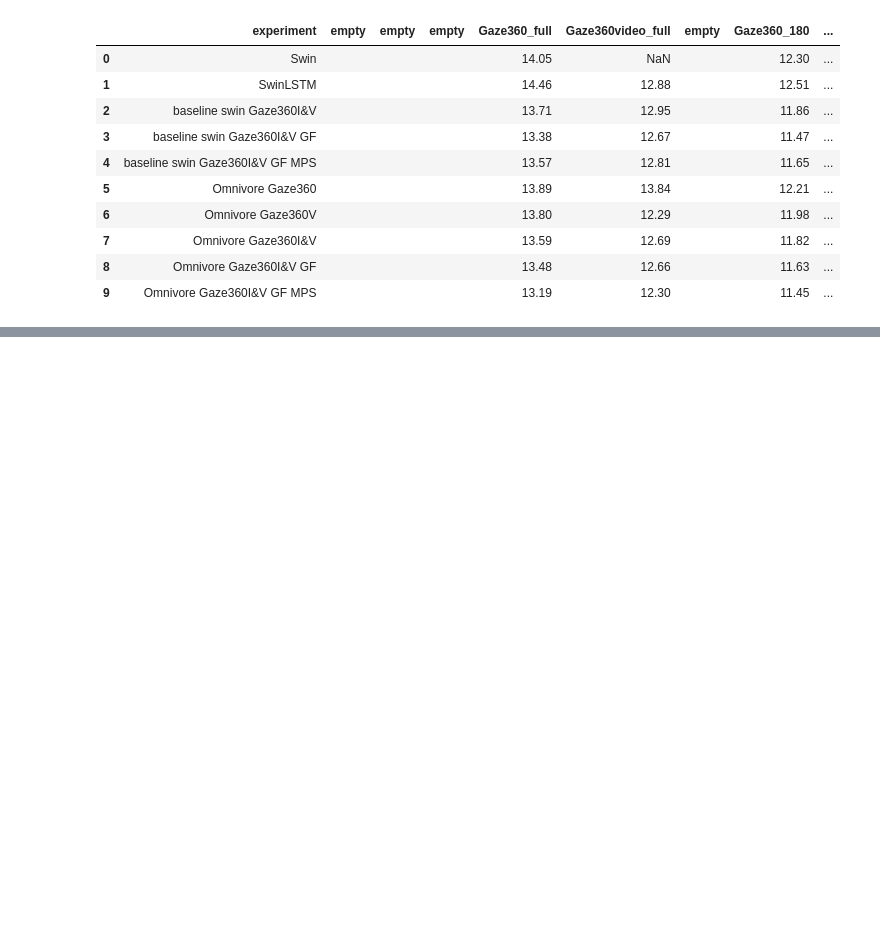
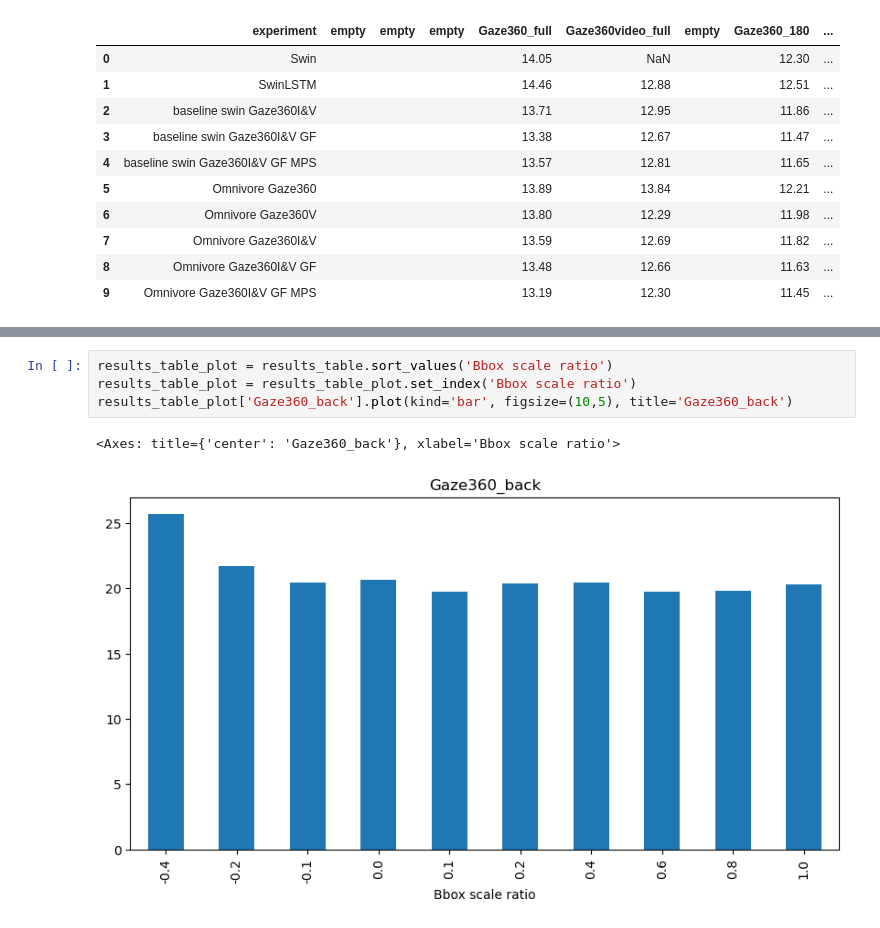
Before and after one commit to Vuillecard/gaze_pretrain, a Jupyter notebook: notebooks/0107_generalization.ipynb, the cells around one changed output, grey strips where cells are left out. Drawn from its saved outputs; the diff is of its cells as text; blank space fills up the shorter version.

```diff
--- a/notebooks/0107_generalization.ipynb
+++ b/notebooks/0107_generalization.ipynb
@@ -842,0 +1062,7 @@ results_table
+# %%
+results_table_plot = results_table.sort_values('Bbox scale ratio')
+results_table_plot = results_table_plot.set_index('Bbox scale ratio')
+results_table_plot['Gaze360_back'].plot(kind='bar', figsize=(10,5), title='Gaze360_back')
+# %% [output]
+<Axes: title={'center': 'Gaze360_back'}, xlabel='Bbox scale ratio'>
+[figure, added]
```
Also changed, not shown: parts of 9 cells of this notebook, 6 other files.
